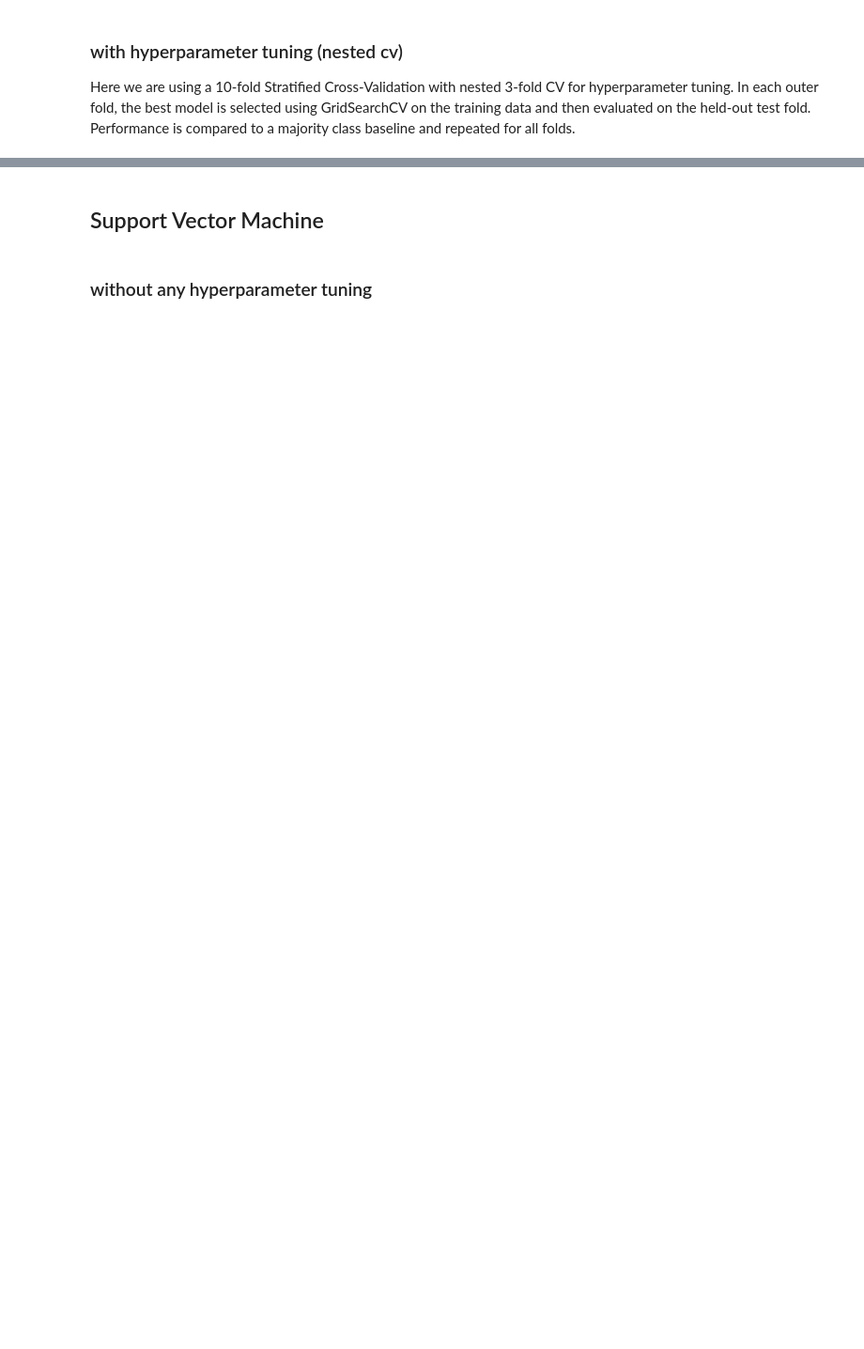
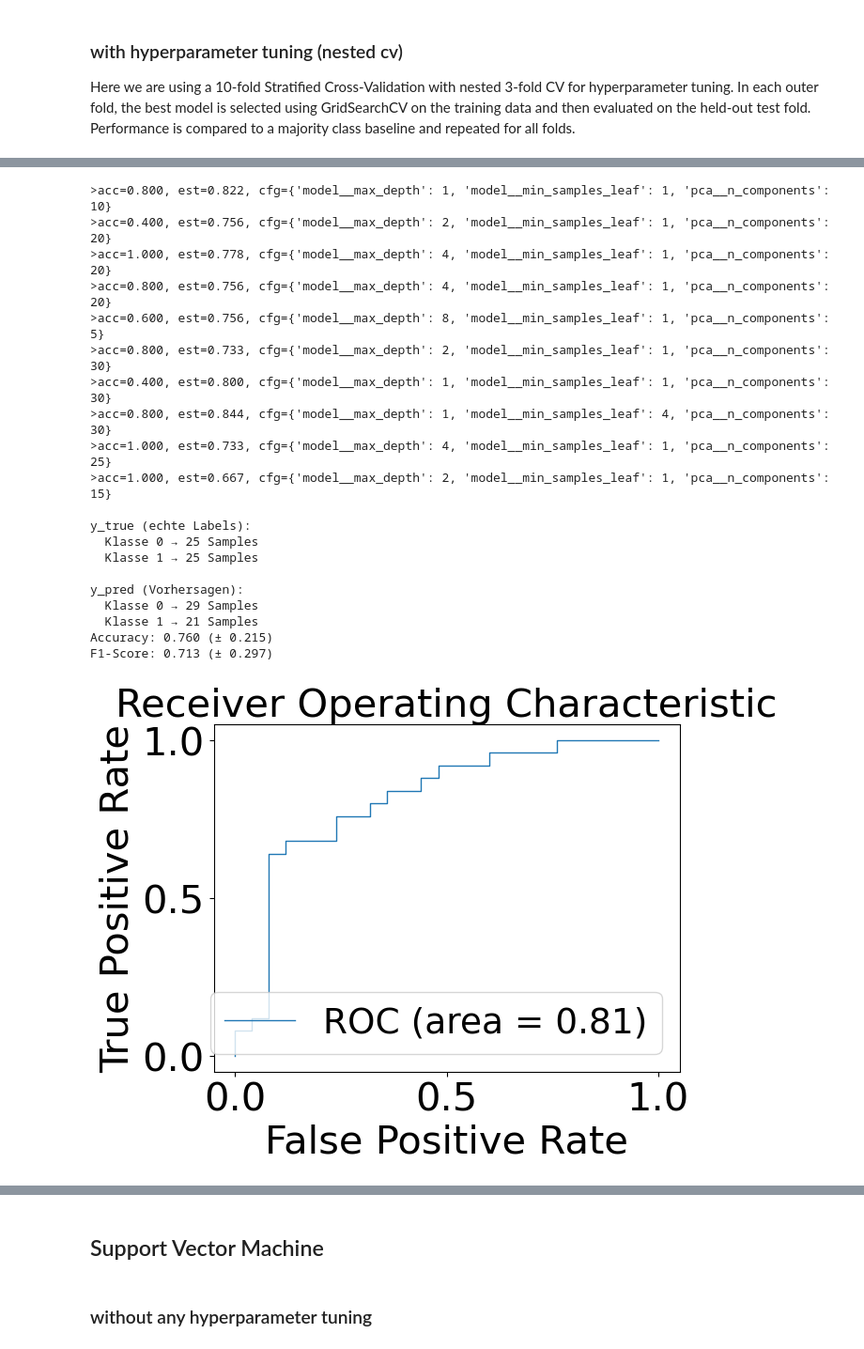
Before and after one commit to mbp-lab/tsst-speech-stress, a Jupyter notebook: 04_StimmeStress_MLClassification.ipynb, the cells around one changed output, grey strips where cells are left out. Shown at 94% size. Drawn from its saved outputs; the diff is of its cells as text; code cells hidden in the pictures; blank space fills up the shorter version.

```diff
--- a/04_StimmeStress_MLClassification.ipynb
+++ b/04_StimmeStress_MLClassification.ipynb
@@ -165,0 +357,33 @@ res_rf_nested.columns = ["y_true", "y_score"]
+# %%
+model = RandomForestClassifier(random_state=1, n_estimators=1000)
+
+space = {
+    "pca__n_components": [5, 10, 15, 20, 25, 30],
+    "model__max_depth": [1, 2, 4, 8],
+    "model__min_samples_leaf": [1, 2, 4],
+}
+
+res_rf_nested_pca = myml.classification_10foldcv_nested_with_pca(X, y, model, space, 'yes')
+res_rf_nested_pca.columns = ["y_true", "y_score"]
+# %% [output]
+>acc=0.800, est=0.822, cfg={'model__max_depth': 1, 'model__min_samples_leaf': 1, 'pca__n_components': 10}
+>acc=0.400, est=0.756, cfg={'model__max_depth': 2, 'model__min_samples_leaf': 1, 'pca__n_components': 20}
+>acc=1.000, est=0.778, cfg={'model__max_depth': 4, 'model__min_samples_leaf': 1, 'pca__n_components': 20}
+>acc=0.800, est=0.756, cfg={'model__max_depth': 4, 'model__min_samples_leaf': 1, 'pca__n_components': 20}
+>acc=0.600, est=0.756, cfg={'model__max_depth': 8, 'model__min_samples_leaf': 1, 'pca__n_components': 5}
+>acc=0.800, est=0.733, cfg={'model__max_depth': 2, 'model__min_samples_leaf': 1, 'pca__n_components': 30}
+>acc=0.400, est=0.800, cfg={'model__max_depth': 1, 'model__min_samples_leaf': 1, 'pca__n_components': 30}
+>acc=0.800, est=0.844, cfg={'model__max_depth': 1, 'model__min_samples_leaf': 4, 'pca__n_components': 30}
+>acc=1.000, est=0.733, cfg={'model__max_depth': 4, 'model__min_samples_leaf': 1, 'pca__n_components': 25}
+>acc=1.000, est=0.667, cfg={'model__max_depth': 2, 'model__min_samples_leaf': 1, 'pca__n_components': 15}
+
+y_true (echte Labels):
+  Klasse 0 → 25 Samples
+  Klasse 1 → 25 Samples
+
+y_pred (Vorhersagen):
+  Klasse 0 → 29 Samples
+  Klasse 1 → 21 Samples
+Accuracy: 0.760 (± 0.215)
+F1-Score: 0.713 (± 0.297)
+[figure, added]
```
Also changed, not shown: parts of 16 cells of this notebook, 2 other files.
